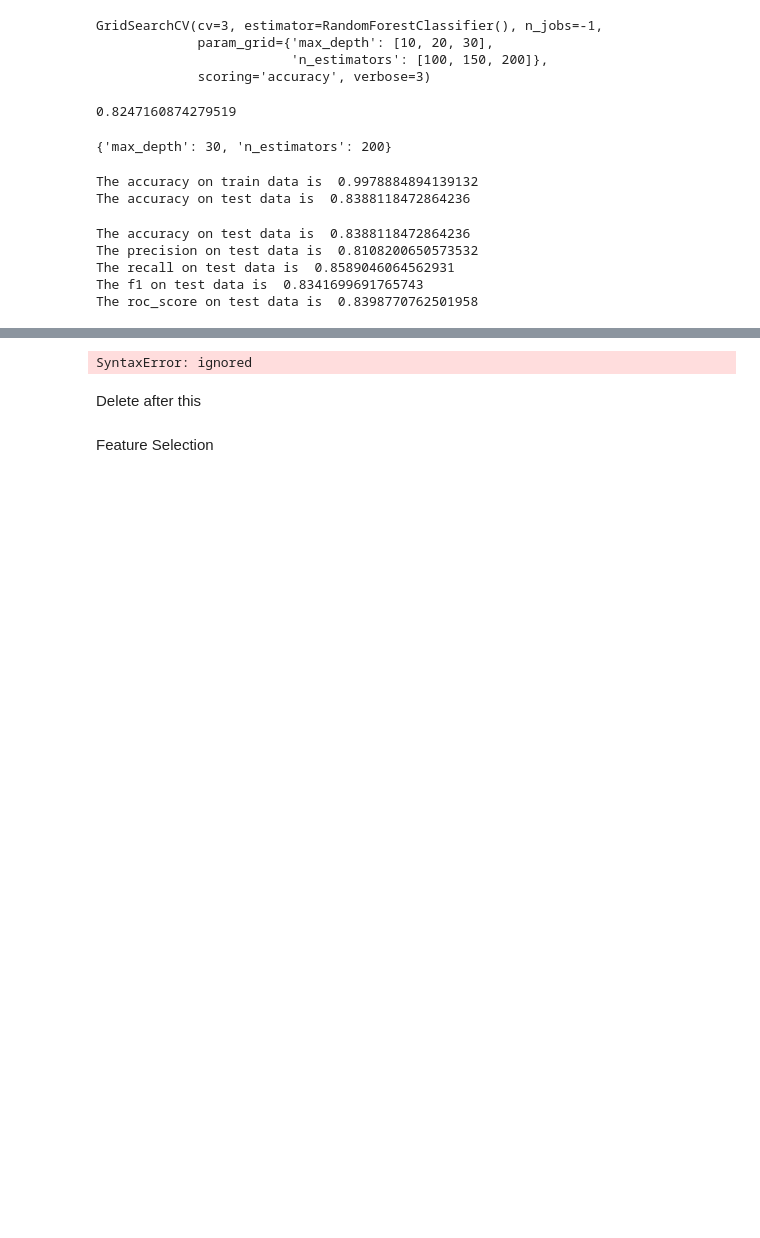
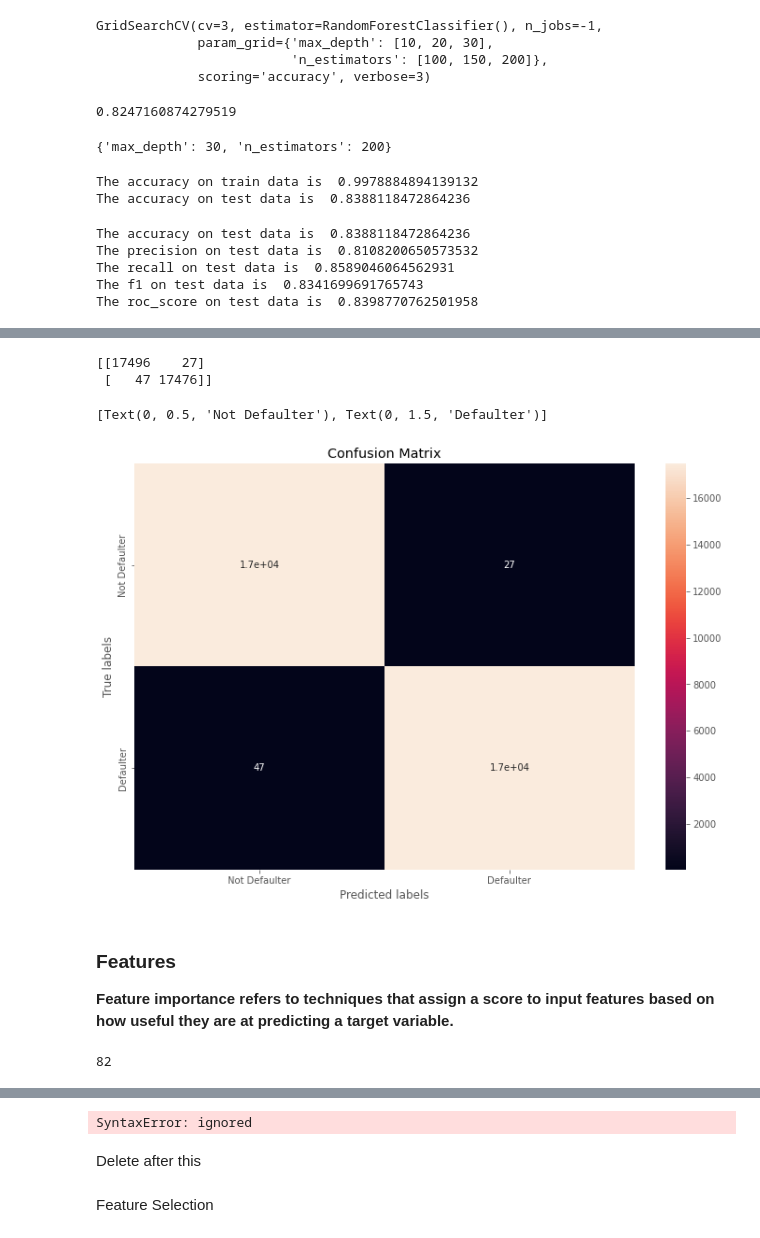
Before and after one commit to harshithgowdakc/Credit-Card-Default-Prediction, a Jupyter notebook: Credit_Card_Default_Prediction.ipynb, the cells around one changed output, grey strips where cells are left out. Saved outputs shown, nothing was run; the diff lists cells and outputs as text; code cells hidden in the pictures; blank space fills up the shorter version.

```diff
--- a/Credit_Card_Default_Prediction.ipynb
+++ b/Credit_Card_Default_Prediction.ipynb
@@ -1277,0 +1309,29 @@ The roc_score on test data is  0.8398770762501958
+# %%
+# Get the confusion matrix for both train and test
+cm_rf = confusion_matrix(y_train, train_class_preds)
+print(cm_rf)
+# %% [output]
+[[17496    27]
+ [   47 17476]]
+# %%
+labels = ['Not Defaulter', 'Defaulter']
+ax= plt.subplot()
+sns.heatmap(cm_rf, annot=True, ax = ax) #annot=True to annotate cells
+
+# labels, title and ticks
+ax.set_xlabel('Predicted labels')
+ax.set_ylabel('True labels')
+ax.set_title('Confusion Matrix')
+ax.xaxis.set_ticklabels(labels)
+ax.yaxis.set_ticklabels(labels)
+# %% [output]
+[Text(0, 0.5, 'Not Defaulter'), Text(0, 1.5, 'Defaulter')]
+[figure, added]
+# %% [markdown]
+### **Features**
+
+**Feature importance refers to techniques that assign a score to input features based on how useful they are at predicting a target variable.**
+# %%
+len(optimal_rf_clf.feature_importances_)
+# %% [output]
+82
```
Also changed, not shown: parts of 9 cells of this notebook.
